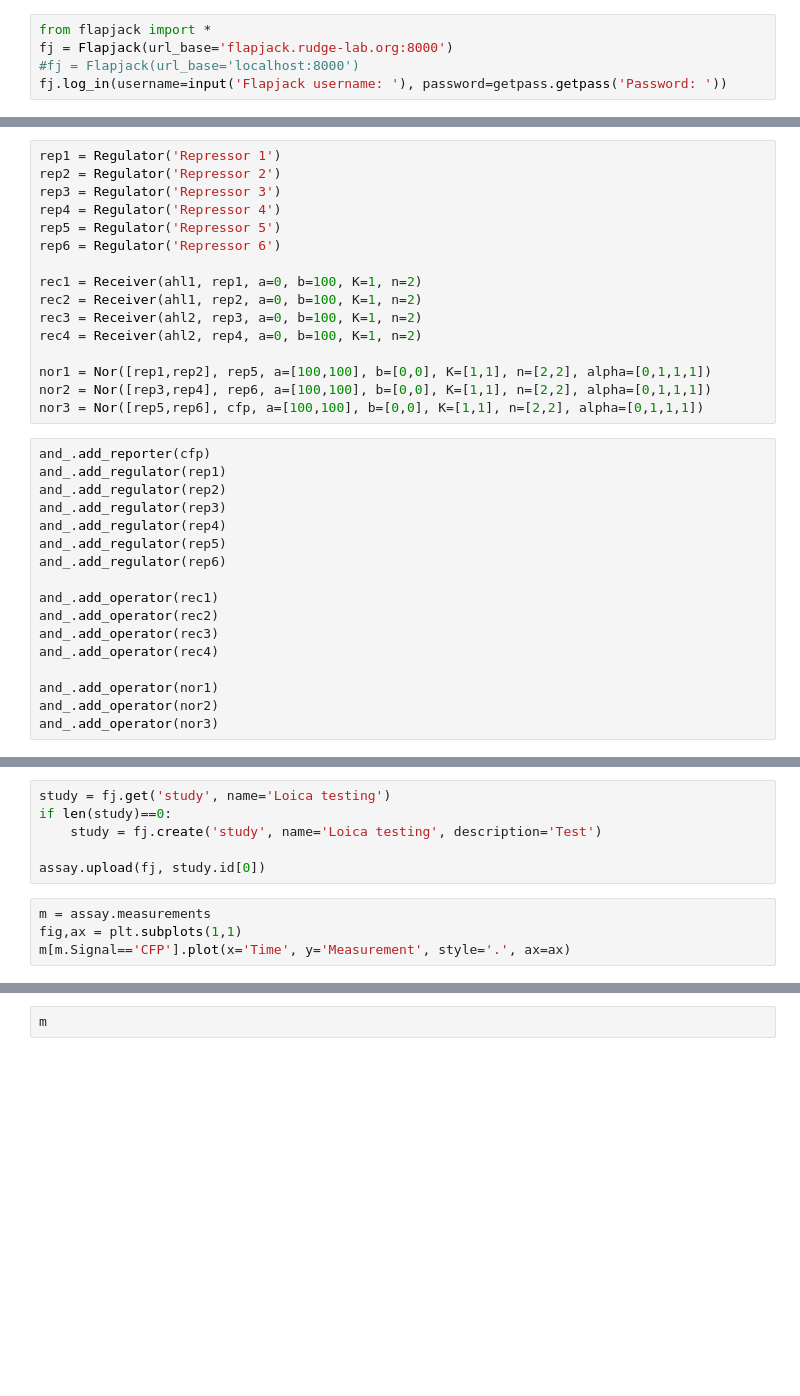
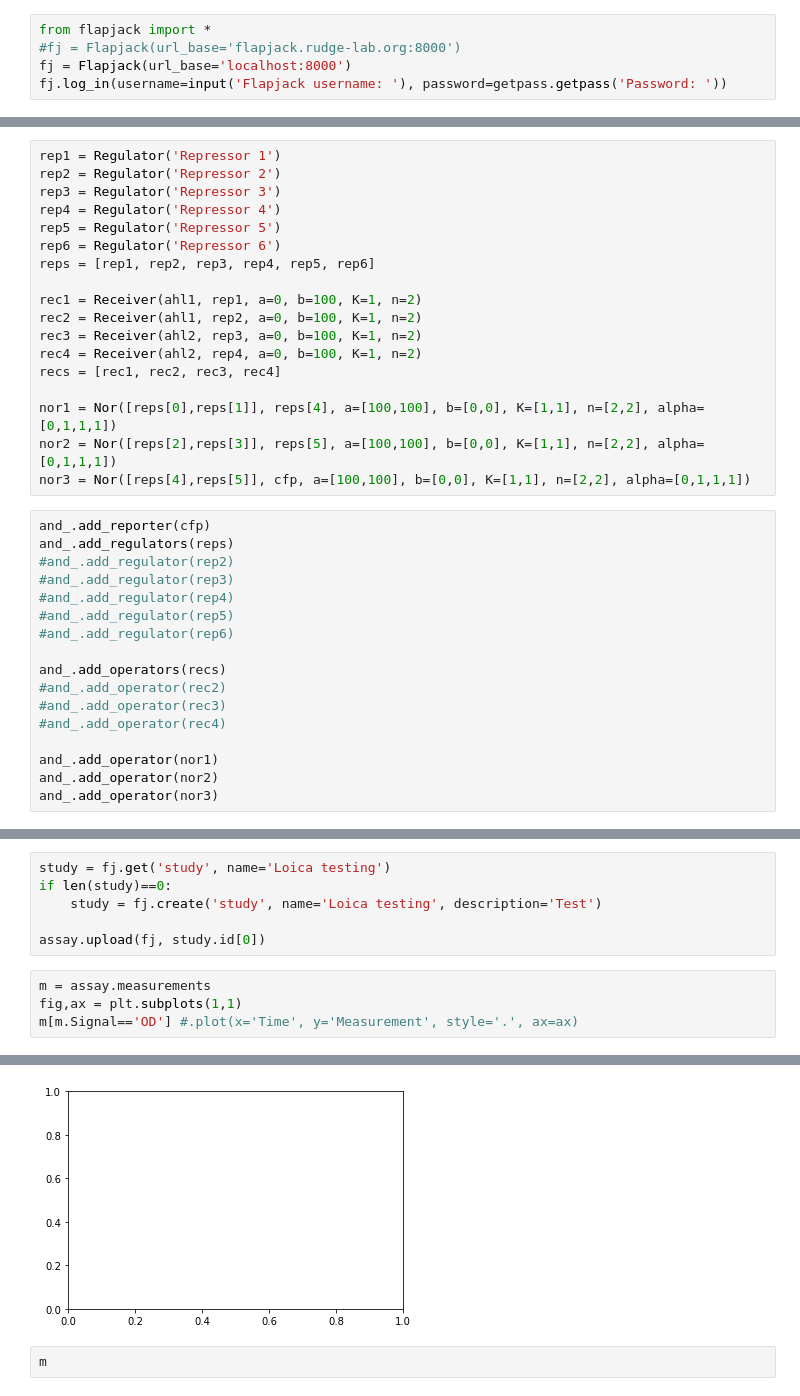
Before and after one commit to RudgeLab/LOICA, a Jupyter notebook: notebooks/AND from NOR.ipynb, the cells around one changed output, grey strips where cells are left out. Drawn from its saved outputs; the diff is of its cells as text; blank space fills up the shorter version.

```diff
--- a/notebooks/AND from NOR.ipynb
+++ b/notebooks/AND from NOR.ipynb
@@ -5,6 +5,6 @@ import numpy as np
 import getpass
 # %%
 from flapjack import *
-fj = Flapjack(url_base='flapjack.rudge-lab.org:8000')
-#fj = Flapjack(url_base='localhost:8000')
+#fj = Flapjack(url_base='flapjack.rudge-lab.org:8000')
+fj = Flapjack(url_base='localhost:8000')
 fj.log_in(username=input('Flapjack username: '), password=getpass.getpass('Password: '))
@@ -30,28 +33,30 @@ rep3 = Regulator('Repressor 3')
 rep4 = Regulator('Repressor 4')
 rep5 = Regulator('Repressor 5')
 rep6 = Regulator('Repressor 6')
+reps = [rep1, rep2, rep3, rep4, rep5, rep6]
 
 rec1 = Receiver(ahl1, rep1, a=0, b=100, K=1, n=2)
 rec2 = Receiver(ahl1, rep2, a=0, b=100, K=1, n=2)
 rec3 = Receiver(ahl2, rep3, a=0, b=100, K=1, n=2)
 rec4 = Receiver(ahl2, rep4, a=0, b=100, K=1, n=2)
+recs = [rec1, rec2, rec3, rec4]
 
-nor1 = Nor([rep1,rep2], rep5, a=[100,100], b=[0,0], K=[1,1], n=[2,2], alpha=[0,1,1,1])
-nor2 = Nor([rep3,rep4], rep6, a=[100,100], b=[0,0], K=[1,1], n=[2,2], alpha=[0,1,1,1])
-nor3 = Nor([rep5,rep6], cfp, a=[100,100], b=[0,0], K=[1,1], n=[2,2], alpha=[0,1,1,1])
+nor1 = Nor([reps[0],reps[1]], reps[4], a=[100,100], b=[0,0], K=[1,1], n=[2,2], alpha=[0,1,1,1])
+nor2 = Nor([reps[2],reps[3]], reps[5], a=[100,100], b=[0,0], K=[1,1], n=[2,2], alpha=[0,1,1,1])
+nor3 = Nor([reps[4],reps[5]], cfp, a=[100,100], b=[0,0], K=[1,1], n=[2,2], alpha=[0,1,1,1])
 # %%
 and_.add_reporter(cfp)
-and_.add_regulator(rep1)
-and_.add_regulator(rep2)
-and_.add_regulator(rep3)
-and_.add_regulator(rep4)
-and_.add_regulator(rep5)
-and_.add_regulator(rep6)
+and_.add_regulators(reps)
+#and_.add_regulator(rep2)
+#and_.add_regulator(rep3)
+#and_.add_regulator(rep4)
+#and_.add_regulator(rep5)
+#and_.add_regulator(rep6)
 
-and_.add_operator(rec1)
-and_.add_operator(rec2)
-and_.add_operator(rec3)
-and_.add_operator(rec4)
+and_.add_operators(recs)
+#and_.add_operator(rec2)
+#and_.add_operator(rec3)
+#and_.add_operator(rec4)
 
 and_.add_operator(nor1)
 and_.add_operator(nor2)
@@ -103,4 +108,5 @@ assay.upload(fj, study.id[0])
 # %%
 m = assay.measurements
 fig,ax = plt.subplots(1,1)
-m[m.Signal=='CFP'].plot(x='Time', y='Measurement', style='.', ax=ax)
+m[m.Signal=='OD'] #.plot(x='Time', y='Measurement', style='.', ax=ax)
+# %% [output]
@@ -107,3 +114,4 @@ m[m.Signal=='CFP'].plot(x='Time', y='Measurement', style='.', ax=ax)
+[figure, added]
 # %%
 m
 # %%
```
Also changed, not shown: parts of 3 cells of this notebook, 7 other files.
